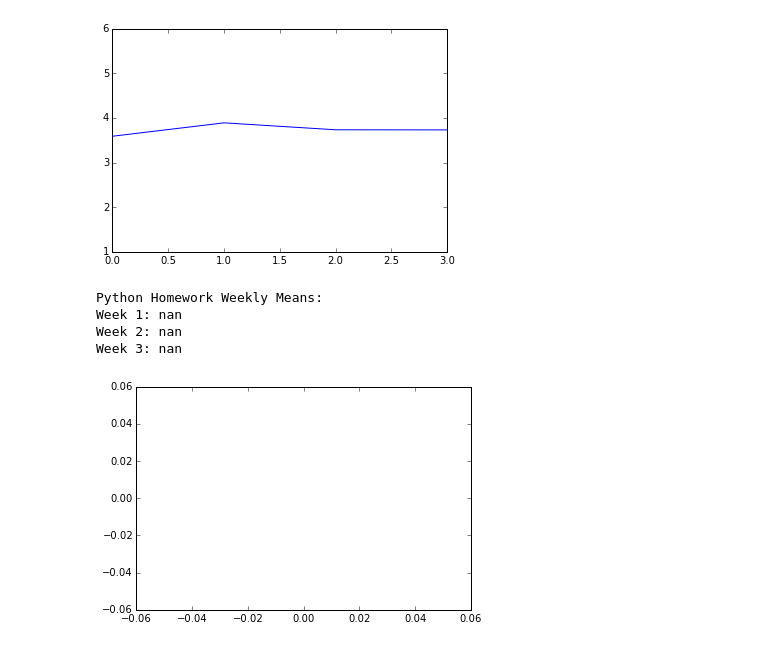
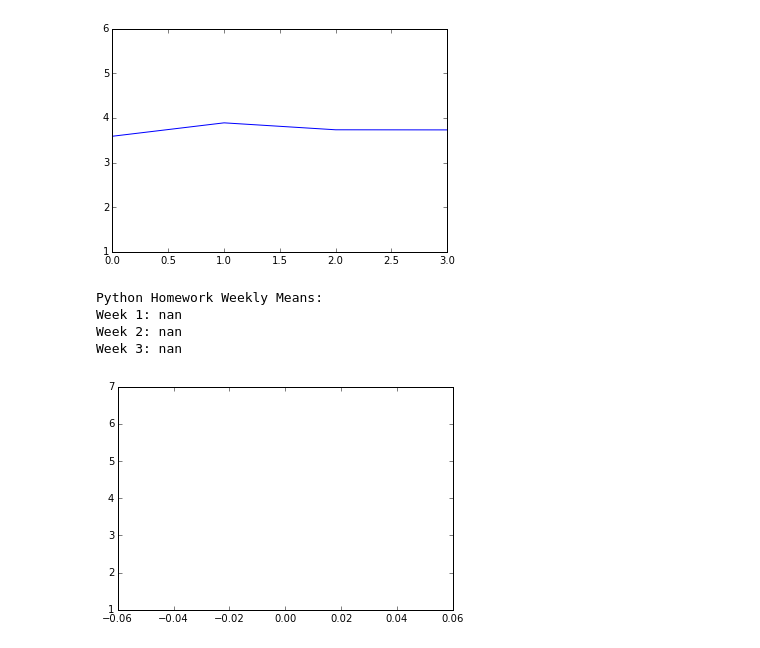
Before and after one commit to tiyd-python-2015-01/cohort-data, a Jupyter notebook: Cohort Data.ipynb, the cells around one changed output. Drawn from its saved outputs; the diff is of its cells as text; code cells hidden in the pictures.

```diff
--- a/Cohort Data.ipynb
+++ b/Cohort Data.ipynb
@@ -383,19 +383,19 @@ Week 4: 3.730769230769231
 # %%
 python_homework_means
 phweek1_means = python_homework_means[['M1', 'T1', 'W1', 'Th1']].mean()
 phweek2_means = python_homework_means[['T2', 'W2', 'Th2']].mean()
 phweek3_means = python_homework_means[['M3', 'T3', 'W3', 'Th3']].mean()
 phweekly_means = [phweek1_means, phweek2_means, phweek3_means]
 print("Python Homework Weekly Means:")
 for _ in range(3):
     print("Week {}: {}".format((_+1), phweekly_means[_]))
 
 plt.plot(phweekly_means)
-plt.ylim(ymin=1, ymax=6)
+plt.ylim(ymin=1, ymax=7)
 plt.show()
 # %% [output]
 Python Homework Weekly Means:
 Week 1: nan
 Week 2: nan
 Week 3: nan
-[figure, old version]
+[figure, new version]
```
